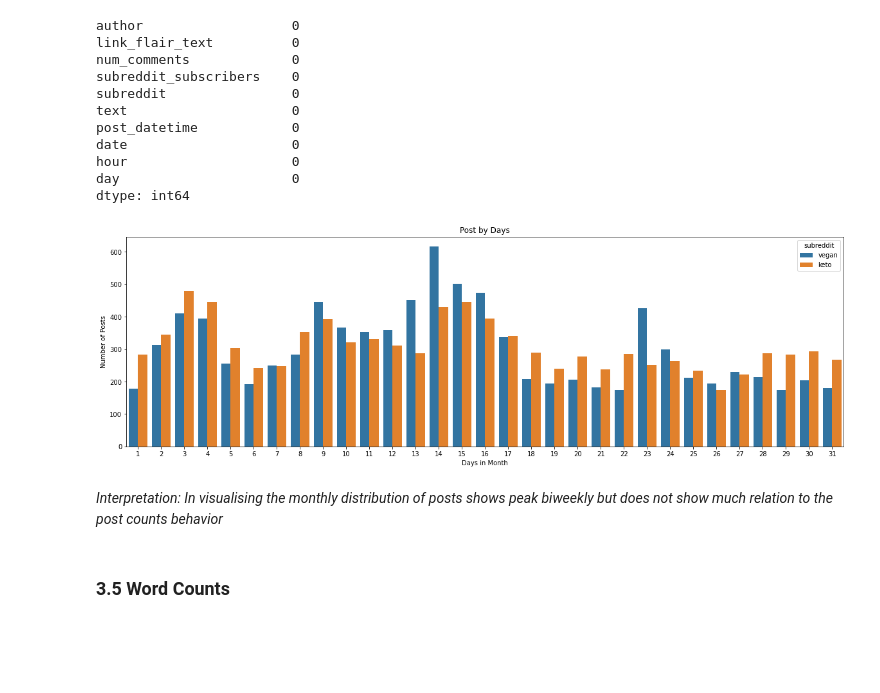
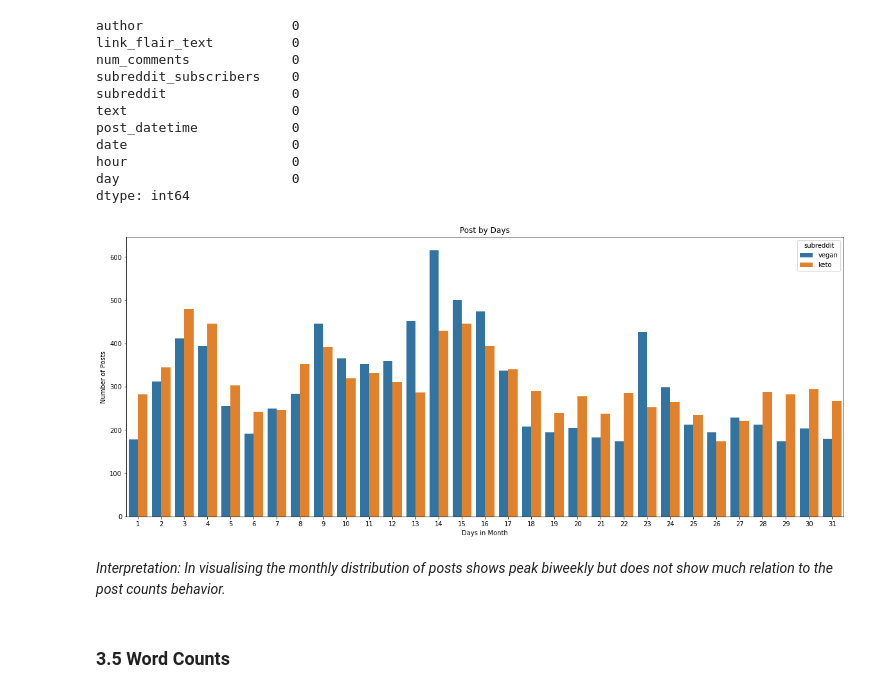
Before and after one commit to JeanLiew/Diet-Classification-Model, a Jupyter notebook: code/02_Cleaning_and_EDA.ipynb, the cells around one changed output. Saved outputs shown, nothing was run; the diff lists cells and outputs as text; code cells hidden in the pictures; blank space fills up the shorter version.

```diff
--- a/code/02_Cleaning_and_EDA.ipynb
+++ b/code/02_Cleaning_and_EDA.ipynb
@@ -515,20 +528,20 @@ hour                     0
 day                      0
 dtype: int64
 # %%
-plt.figure(figsize=(20,6))
+plt.figure(figsize=(20,8))
 plot_df = combined_df.groupby(['day', 'subreddit']).count()['date'].reset_index()
 sns.barplot(data=plot_df, x='day', y='date', hue='subreddit', hue_order=['vegan', 'keto'], )
 
 plt.title('Post by Days')
 plt.xlabel('Days in Month')
 plt.ylabel('Number of Posts')
 plt.savefig('../images/Post_by_Days.png')
 
 plt.show()
 # %% [output]
-[figure, old version]
+[figure, new version]
 # %% [markdown]
-*Interpretation: In visualising the monthly distribution of posts shows peak biweekly but does not show much relation to the post counts behavior*
+*Interpretation: In visualising the monthly distribution of posts shows peak biweekly but does not show much relation to the post counts behavior.*
 # %% [markdown]
 ### 3.5 Word Counts
 # %%
```
Also changed, not shown: parts of 17 cells of this notebook, 7 other files.
